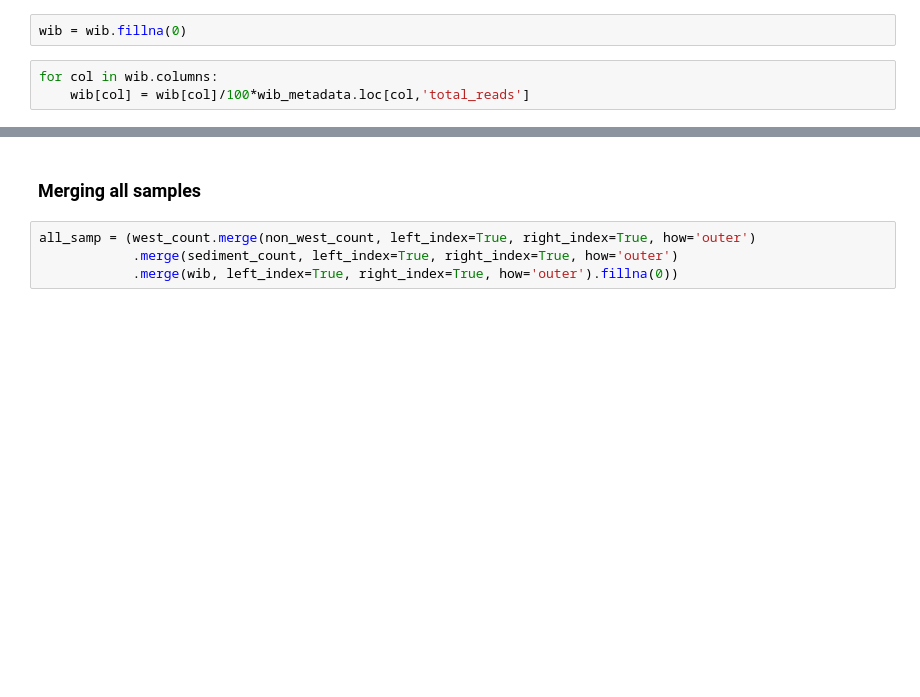
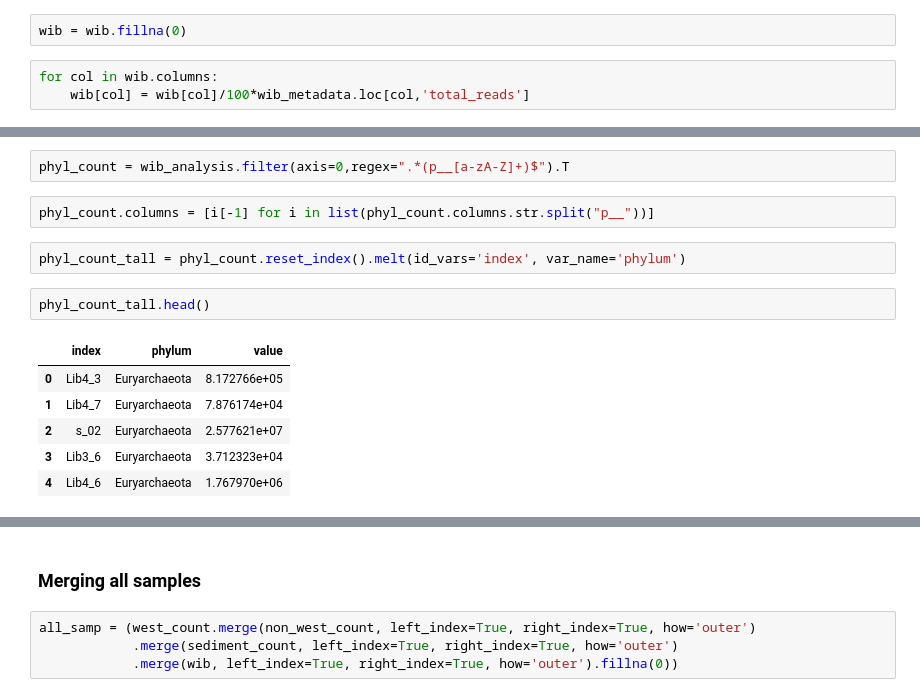
Before and after one commit to maxibor/wibowo_kostic_coprolite, a Jupyter notebook: create_st2_inputs.ipynb, the cells around one changed output, grey strips where cells are left out. Saved outputs shown, nothing was run; the diff lists cells and outputs as text; blank space fills up the shorter version.

```diff
--- a/create_st2_inputs.ipynb
+++ b/create_st2_inputs.ipynb
@@ -54,0 +77,15 @@ for col in wib.columns:
+# %%
+phyl_count = wib_analysis.filter(axis=0,regex=".*(p__[a-zA-Z]+)$").T
+# %%
+phyl_count.columns = [i[-1] for i in list(phyl_count.columns.str.split("p__"))]
+# %%
+phyl_count_tall = phyl_count.reset_index().melt(id_vars='index', var_name='phylum')
+# %%
+phyl_count_tall.head()
+# %% [output]
+|  | index | phylum | value |
+| 0 | Lib4_3 | Euryarchaeota | 8.172766e+05 |
+| 1 | Lib4_7 | Euryarchaeota | 7.876174e+04 |
+| 2 | s_02 | Euryarchaeota | 2.577621e+07 |
+| 3 | Lib3_6 | Euryarchaeota | 3.712323e+04 |
+| 4 | Lib4_6 | Euryarchaeota | 1.767970e+06 |
```
Also changed, not shown: parts of 11 cells of this notebook, 5 other files.
